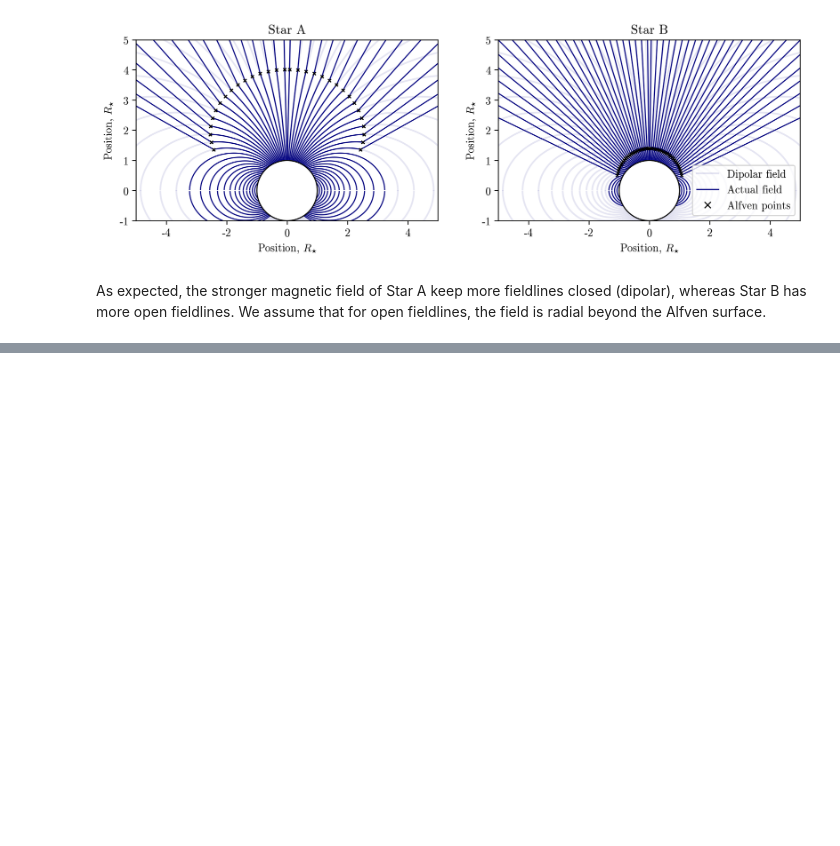
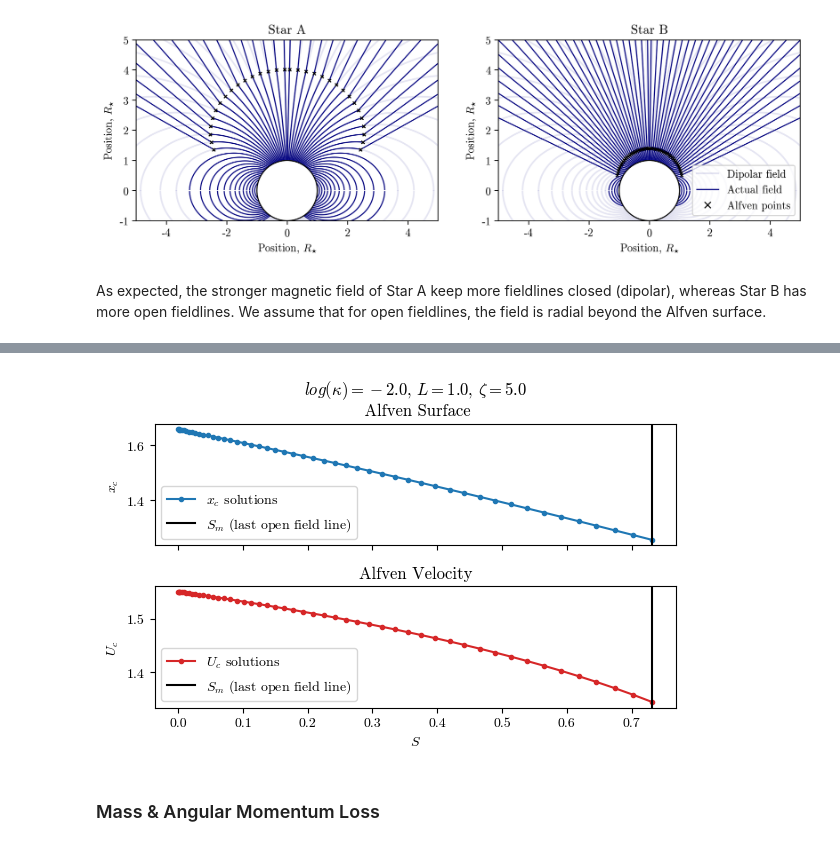
Before and after one commit to astrovarv/rotation_evolution, a Jupyter notebook: Demo.ipynb, the cells around one changed output, grey strips where cells are left out. Cells and saved outputs as stored; diff of their text form; code cells hidden in the pictures; blank space fills up the shorter version.

```diff
--- a/Demo.ipynb
+++ b/Demo.ipynb
@@ -108,0 +115,6 @@ As expected, the stronger magnetic field of Star A keep more fieldlines closed (
+# %%
+S2.plot_Alfven(50)
+# %% [output]
+[figure, added]
+# %% [markdown]
+### Mass & Angular Momentum Loss
```
Also changed, not shown: parts of 15 cells of this notebook, 1 other file.
